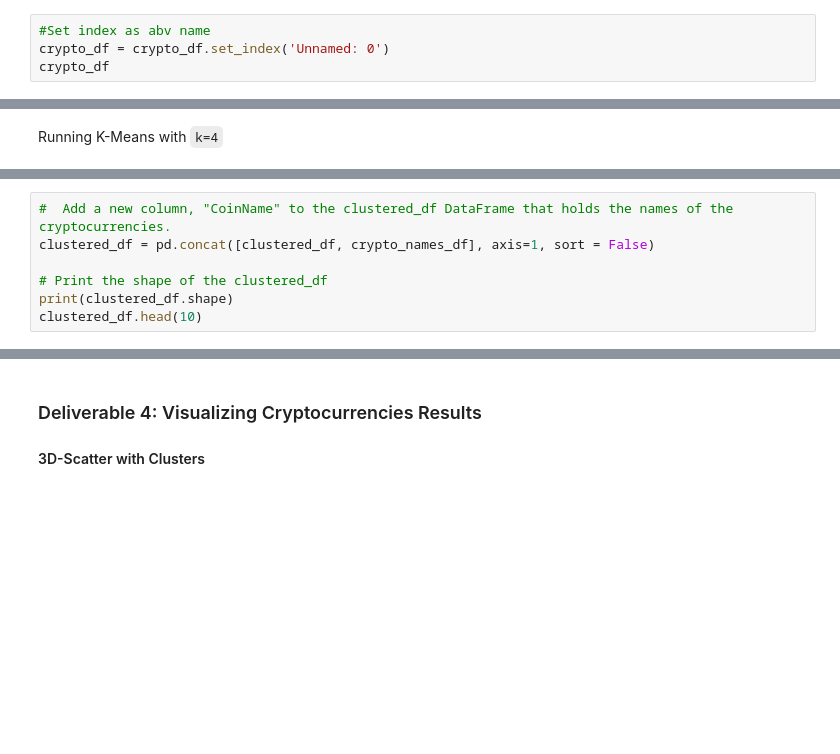
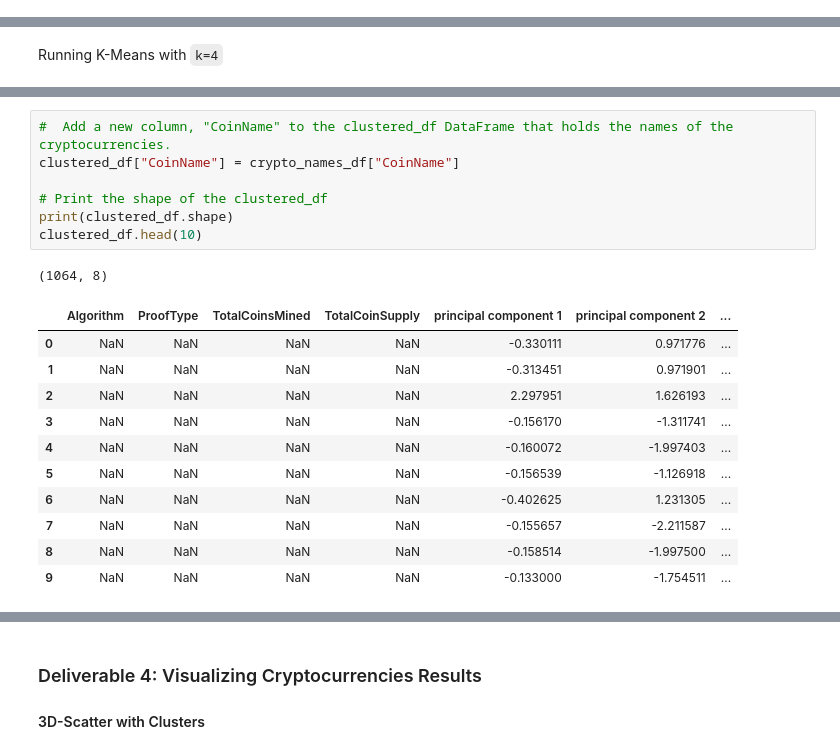
Before and after one commit to krockway/Cryptocurrencies, a Jupyter notebook: crypto_clustering.ipynb, the cells around one changed output, grey strips where cells are left out. Drawn from its saved outputs; the diff is of its cells as text; blank space fills up the shorter version.

```diff
--- a/crypto_clustering.ipynb
+++ b/crypto_clustering.ipynb
@@ -34,7 +34,3 @@ crypto_df
 | OPSC | OpenSourceCoin | SHA-256 | False | PoW/PoS | NaN | 21000000 |
 | PUNK | SteamPunk | PoS | False | PoS | NaN | 40000000 |
 1252 rows × 6 columns
-# %%
-#Set index as abv name
-crypto_df = crypto_df.set_index('Unnamed: 0')
-crypto_df
@@ -136,10 +310,23 @@ clustered_df.head(10)
 # %%
 #  Add a new column, "CoinName" to the clustered_df DataFrame that holds the names of the cryptocurrencies.
-clustered_df = pd.concat([clustered_df, crypto_names_df], axis=1, sort = False)
+clustered_df["CoinName"] = crypto_names_df["CoinName"]
 
 # Print the shape of the clustered_df
 print(clustered_df.shape)
 clustered_df.head(10)
+# %% [output]
+(1064, 8)
+|  | Algorithm | ProofType | TotalCoinsMined | TotalCoinSupply | principal component 1 | principal component 2 | ... |
+| 0 | NaN | NaN | NaN | NaN | -0.330111 | 0.971776 | ... |
+| 1 | NaN | NaN | NaN | NaN | -0.313451 | 0.971901 | ... |
+| 2 | NaN | NaN | NaN | NaN | 2.297951 | 1.626193 | ... |
+| 3 | NaN | NaN | NaN | NaN | -0.156170 | -1.311741 | ... |
+| 4 | NaN | NaN | NaN | NaN | -0.160072 | -1.997403 | ... |
+| 5 | NaN | NaN | NaN | NaN | -0.156539 | -1.126918 | ... |
+| 6 | NaN | NaN | NaN | NaN | -0.402625 | 1.231305 | ... |
+| 7 | NaN | NaN | NaN | NaN | -0.155657 | -2.211587 | ... |
+| 8 | NaN | NaN | NaN | NaN | -0.158514 | -1.997500 | ... |
+| 9 | NaN | NaN | NaN | NaN | -0.133000 | -1.754511 | ... |
 # %%
 #  Add a new column, "Class" to the clustered_df DataFrame that holds the predictions.
 clustered_df['Class'] = df_y_pred
```
Also changed, not shown: parts of 18 cells of this notebook.
